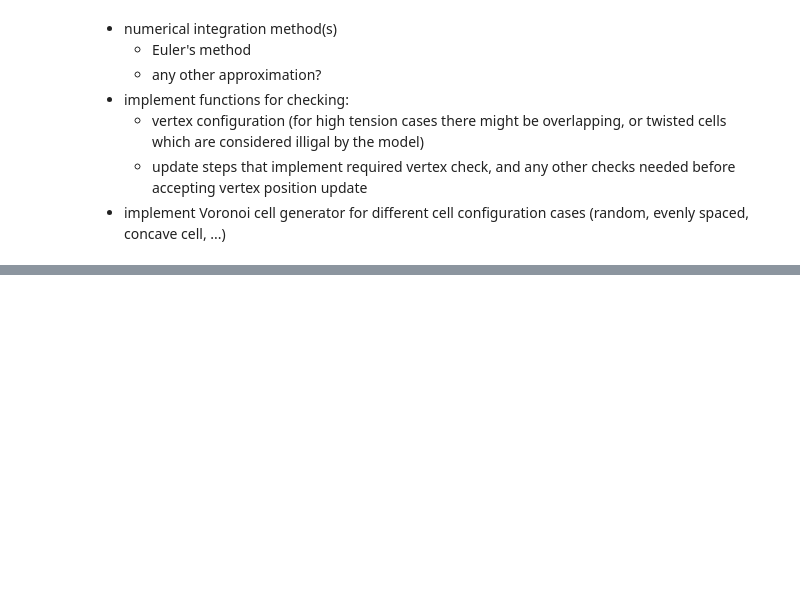
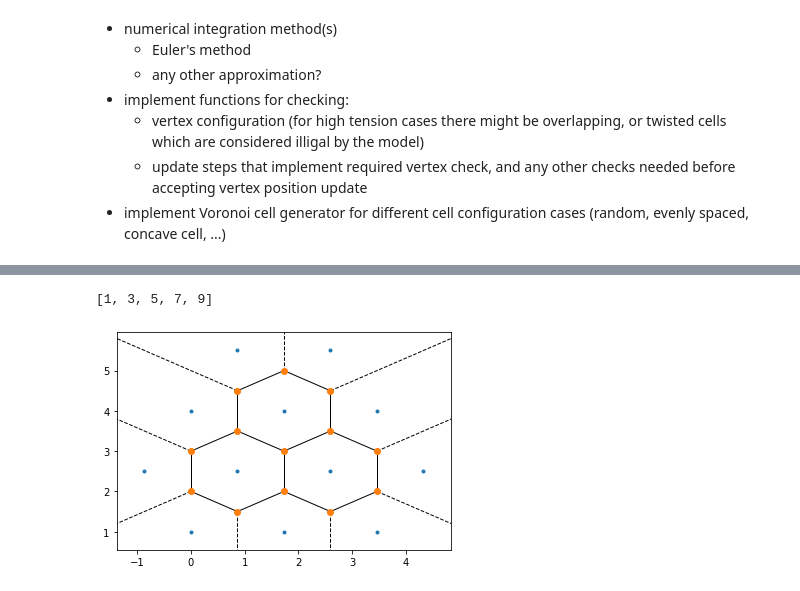
Before and after one commit to mshagirov/vertex_simulation, a Jupyter notebook: nbs/01_simulation.ipynb, the cells around one changed output, grey strips where cells are left out. Saved outputs shown, nothing was run; the diff lists cells and outputs as text; code cells hidden in the pictures; blank space fills up the shorter version.

```diff
--- a/nbs/01_simulation.ipynb
+++ b/nbs/01_simulation.ipynb
@@ -28,0 +62,20 @@ import torch, numpy as np, matplotlib.pylab as plt
+# %%
+list(range(1,10,2))
+# %% [output]
+[1, 3, 5, 7, 9]
+# %%
+#hide
+v_seeds = np.array([[np.sqrt(3)/2,5.5], [1.5*np.sqrt(3),5.5], [0.,4.],
+                  [np.sqrt(3),4.],[2*np.sqrt(3),4.],[-np.sqrt(3)/2,2.5],
+                  [np.sqrt(3)/2,2.5],[1.5*np.sqrt(3),2.5],[2.5*np.sqrt(3),2.5],
+                  [0.,1.],[2*np.sqrt(3),1.], [np.sqrt(3),1.]])
+
+vrn = Voronoi(v_seeds)
+voronoi_plot_2d(vrn)
+ax_lims = plt.axis()
+plt.show()
+
+edge_list,cells = VoronoiRegions2Edges(vrn.regions) # convert regions to edges and cells
+# print(cells)
+# %% [output]
+[figure, added]
```
Also changed, not shown: parts of 11 cells of this notebook, 4 other files.
